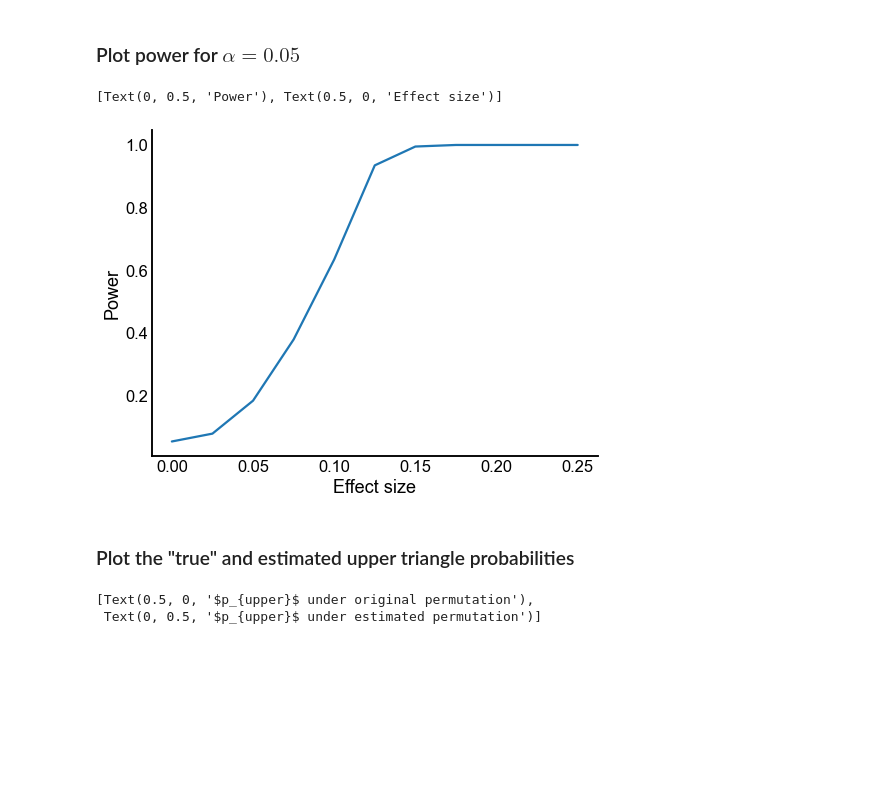
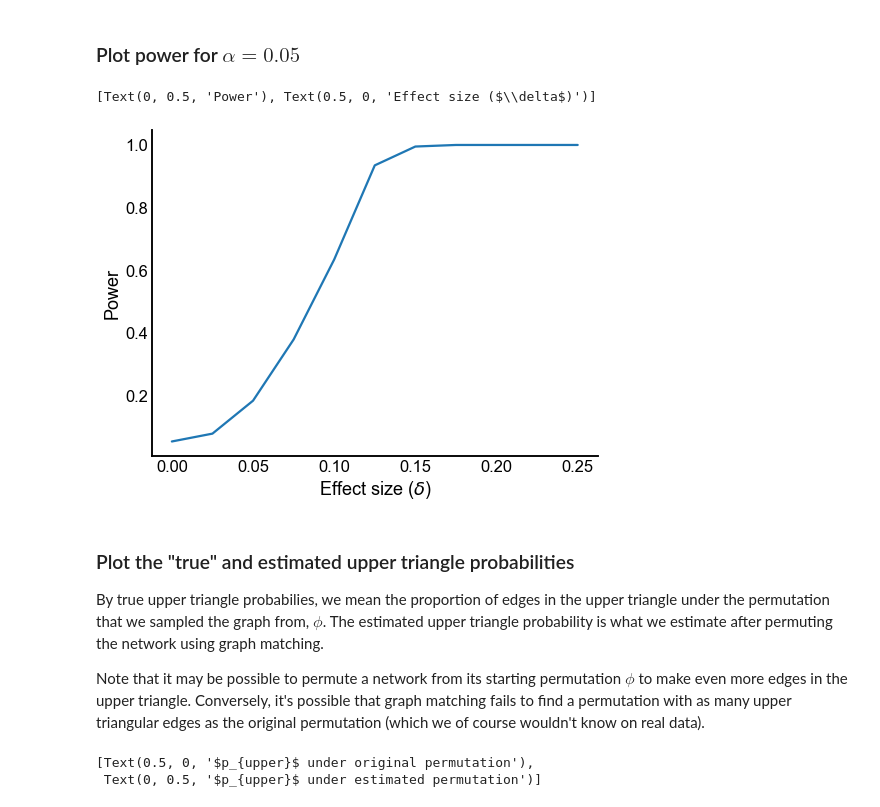
Before and after one commit to neurodata/maggot_connectome, a Jupyter notebook: docs/feedforwardness_sims.ipynb, the cells around one changed output. Cells and saved outputs as stored; diff of their text form; code cells hidden in the pictures; blank space fills up the shorter version.

```diff
--- a/docs/feedforwardness_sims.ipynb
+++ b/docs/feedforwardness_sims.ipynb
@@ -238,21 +251,30 @@ ax.plot([0, 1], [0, 1], color="darkred", linestyle="--", zorder=-1)
 # %%
 def calc_power_at(x, alpha=0.05):
     return (x < alpha).sum() / len(x)
 
 
 grouped_results = results.groupby("str_delta")
 power = grouped_results["pvalue"].agg(calc_power_at)
 power.name = "power"
 power = power.to_frame().reset_index()
 power["delta"] = power["str_delta"].astype(float)
 fig, ax = plt.subplots(1, 1, figsize=(8, 6))
 sns.lineplot(data=power, x="delta", y="power", ax=ax)
-ax.set(ylabel="Power", xlabel="Effect size")
+ax.set(ylabel="Power", xlabel=r"Effect size ($\delta$)")
 # %% [output]
-[Text(0, 0.5, 'Power'), Text(0.5, 0, 'Effect size')]
+[Text(0, 0.5, 'Power'), Text(0.5, 0, 'Effect size ($\\delta$)')]
-[figure, old version]
+[figure, new version]
-# %% [markdown]
-### Plot the "true" and estimated upper triangle probabilities
+# %% [markdown]
+### Plot the "true" and estimated upper triangle probabilities
+By true upper triangle probabilies, we mean the proportion of edges in the upper
+triangle under the permutation that we sampled the graph from, $\phi$. The estimated
+upper triangle probability is what we estimate after permuting the network using
+graph matching.
+
+Note that it may be possible to permute a network from its starting permutation $\phi$
+to make even more edges in the upper triangle. Conversely, it's possible that graph
+matching fails to find a permutation with as many upper triangular edges as the
+original permutation (which we of course wouldn't know on real data).
 # %%
 fig, ax = plt.subplots(1, 1, figsize=(8, 8))
 sns.scatterplot(
```
Also changed, not shown: parts of 10 cells of this notebook, 1 other file.
